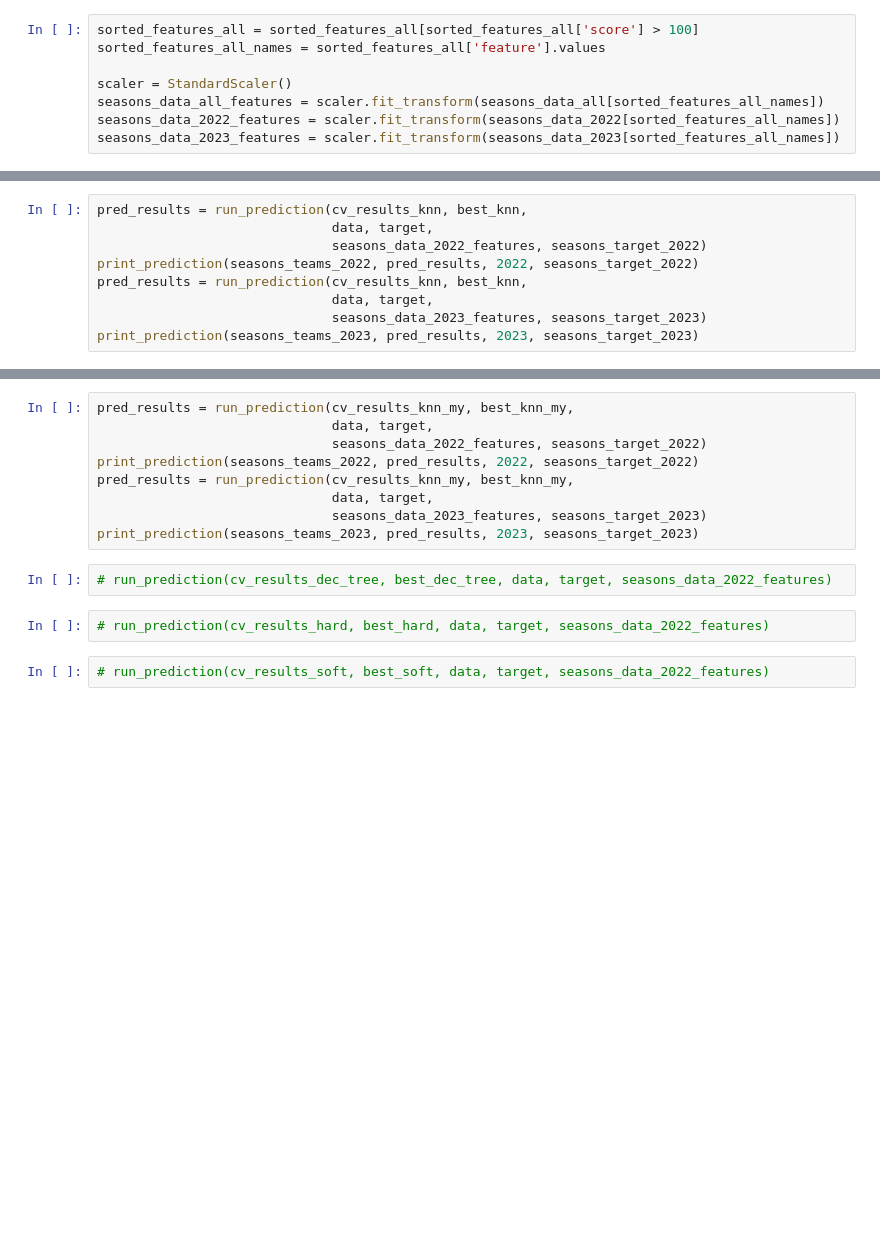
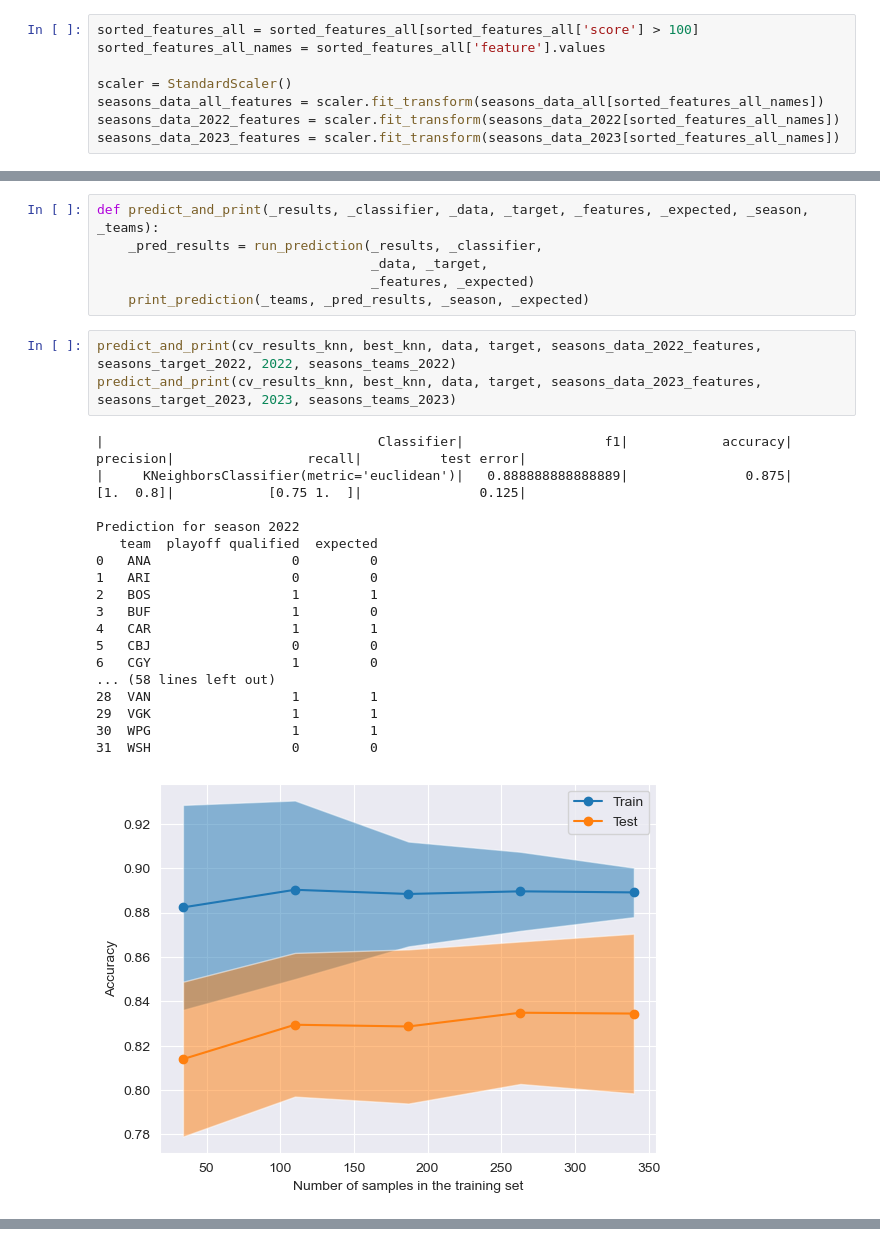
Before and after one commit to nixspirit/ml-projects, a Jupyter notebook: labs/midterm/middterm12.ipynb, the cells around one changed output, grey strips where cells are left out. Drawn from its saved outputs; the diff is of its cells as text; blank space fills up the shorter version.

```diff
--- a/labs/midterm/middterm12.ipynb
+++ b/labs/midterm/middterm12.ipynb
@@ -260,9 +270,28 @@ best_knn_my = cv_results_knn["estimator"][0]
+# %%
+def predict_and_print(_results, _classifier, _data, _target, _features, _expected, _season, _teams):
+    _pred_results = run_prediction(_results, _classifier,
+                                   _data, _target,
+                                   _features, _expected)
+    print_prediction(_teams, _pred_results, _season, _expected)
 # %%
-pred_results = run_prediction(cv_results_knn, best_knn,
-                              data, target,
-                              seasons_data_2022_features, seasons_target_2022)
-print_prediction(seasons_teams_2022, pred_results, 2022, seasons_target_2022)
-pred_results = run_prediction(cv_results_knn, best_knn,
-                              data, target,
-                              seasons_data_2023_features, seasons_target_2023)
-print_prediction(seasons_teams_2023, pred_results, 2023, seasons_target_2023)
+predict_and_print(cv_results_knn, best_knn, data, target, seasons_data_2022_features, seasons_target_2022, 2022, seasons_teams_2022)
+predict_and_print(cv_results_knn, best_knn, data, target, seasons_data_2023_features, seasons_target_2023, 2023, seasons_teams_2023)
+# %% [output]
+|                                   Classifier|                  f1|            accuracy|               precision|                 recall|          test error|
+|     KNeighborsClassifier(metric='euclidean')|   0.888888888888889|               0.875|               [1.  0.8]|            [0.75 1.  ]|               0.125|
+
+Prediction for season 2022
+   team  playoff qualified  expected
+0   ANA                  0         0
+1   ARI                  0         0
+2   BOS                  1         1
+3   BUF                  1         0
+4   CAR                  1         1
+5   CBJ                  0         0
+6   CGY                  1         0
+... (58 lines left out)
+28  VAN                  1         1
+29  VGK                  1         1
+30  WPG                  1         1
+31  WSH                  0         0
+[figure, added]
@@ -269,15 +298,0 @@ print_prediction(seasons_teams_2023, pred_results, 2023, seasons_target_2023)
-# %%
-pred_results = run_prediction(cv_results_knn_my, best_knn_my,
-                              data, target,
-                              seasons_data_2022_features, seasons_target_2022)
-print_prediction(seasons_teams_2022, pred_results, 2022, seasons_target_2022)
-pred_results = run_prediction(cv_results_knn_my, best_knn_my,
-                              data, target,
-                              seasons_data_2023_features, seasons_target_2023)
-print_prediction(seasons_teams_2023, pred_results, 2023, seasons_target_2023)
-# %%
-# run_prediction(cv_results_dec_tree, best_dec_tree, data, target, seasons_data_2022_features)
-# %%
-# run_prediction(cv_results_hard, best_hard, data, target, seasons_data_2022_features)
-# %%
-# run_prediction(cv_results_soft, best_soft, data, target, seasons_data_2022_features)
```
Also changed, not shown: parts of 11 cells of this notebook.
